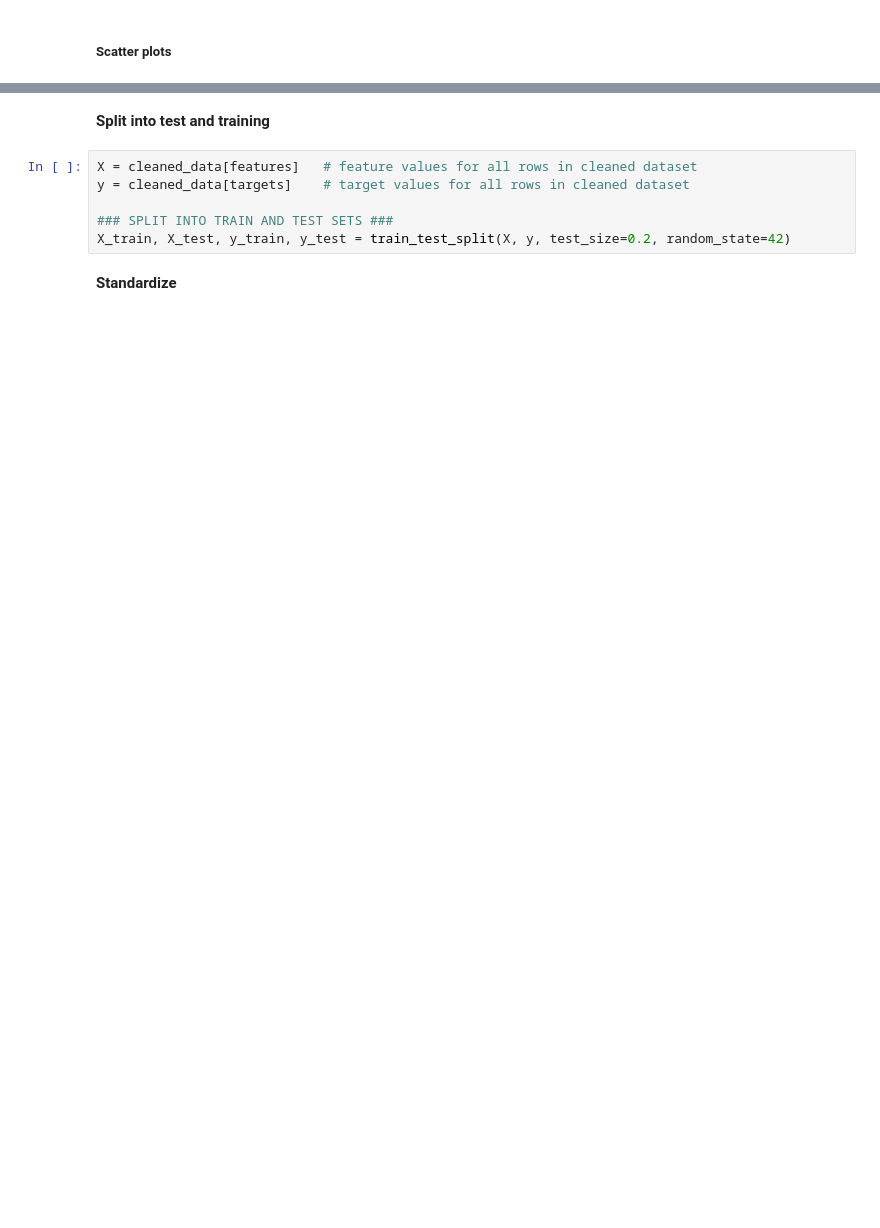
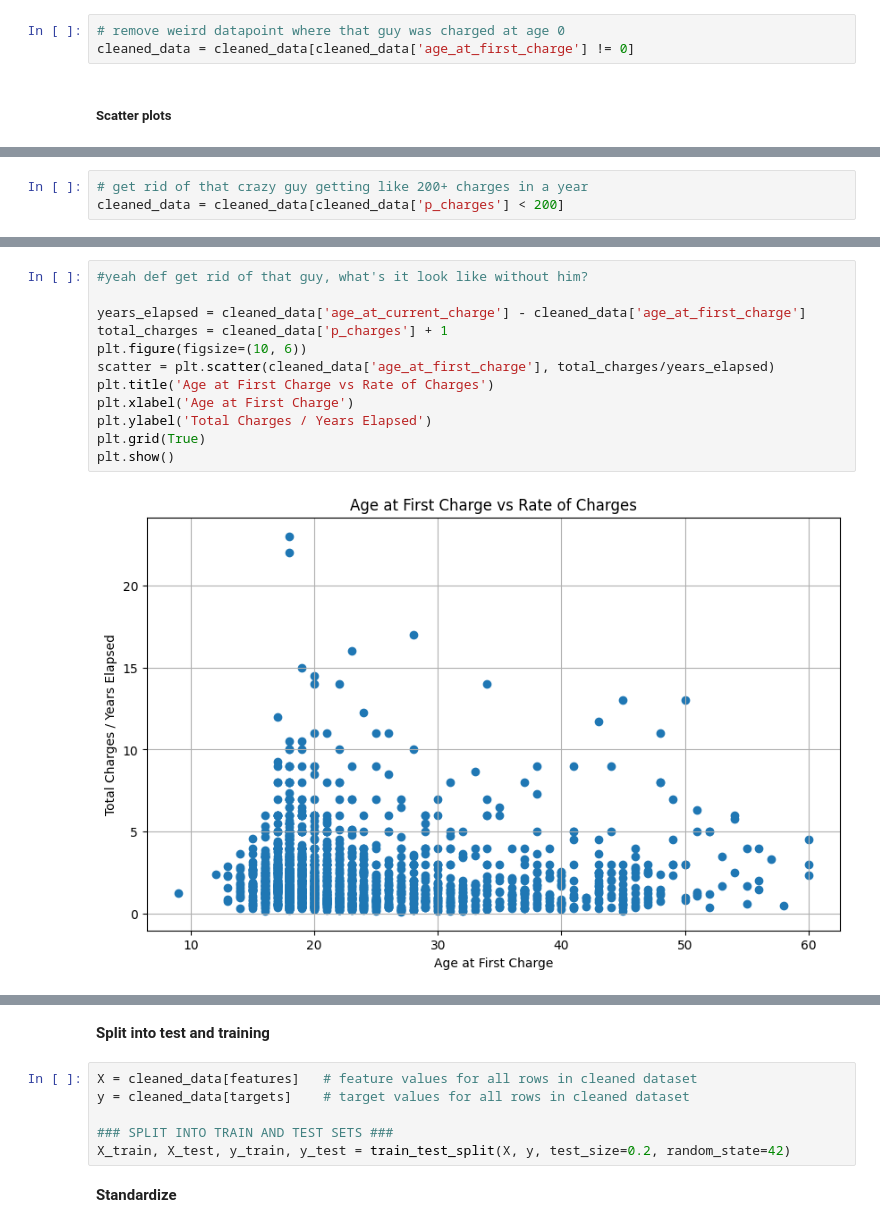
Before and after one commit to LNickelsburg/Interpretable-Recidivism-Predictor, a Jupyter notebook: dataset/data_description.ipynb, the cells around one changed output, grey strips where cells are left out. Cells and saved outputs as stored; diff of their text form; blank space fills up the shorter version.

```diff
--- a/dataset/data_description.ipynb
+++ b/dataset/data_description.ipynb
@@ -102,3 +136,6 @@ numerical_features.remove('p_famviol')
+# %%
+# remove weird datapoint where that guy was charged at age 0
+cleaned_data = cleaned_data[cleaned_data['age_at_first_charge'] != 0]
 # %% [markdown]
 ##### Scatter plots
 # %%
@@ -118,3 +157,6 @@ plt.grid(True)
 plt.show()
 # %% [output]
 [figure]
+# %%
+# get rid of that crazy guy getting like 200+ charges in a year
+cleaned_data = cleaned_data[cleaned_data['p_charges'] < 200]
@@ -120,0 +187,14 @@ plt.show()
+# %%
+#yeah def get rid of that guy, what's it look like without him?
+
+years_elapsed = cleaned_data['age_at_current_charge'] - cleaned_data['age_at_first_charge']
+total_charges = cleaned_data['p_charges'] + 1
+plt.figure(figsize=(10, 6))
+scatter = plt.scatter(cleaned_data['age_at_first_charge'], total_charges/years_elapsed)
+plt.title('Age at First Charge vs Rate of Charges')
+plt.xlabel('Age at First Charge')
+plt.ylabel('Total Charges / Years Elapsed')
+plt.grid(True)
+plt.show()
+# %% [output]
+[figure, added]
```
Also changed, not shown: parts of 16 cells of this notebook.
